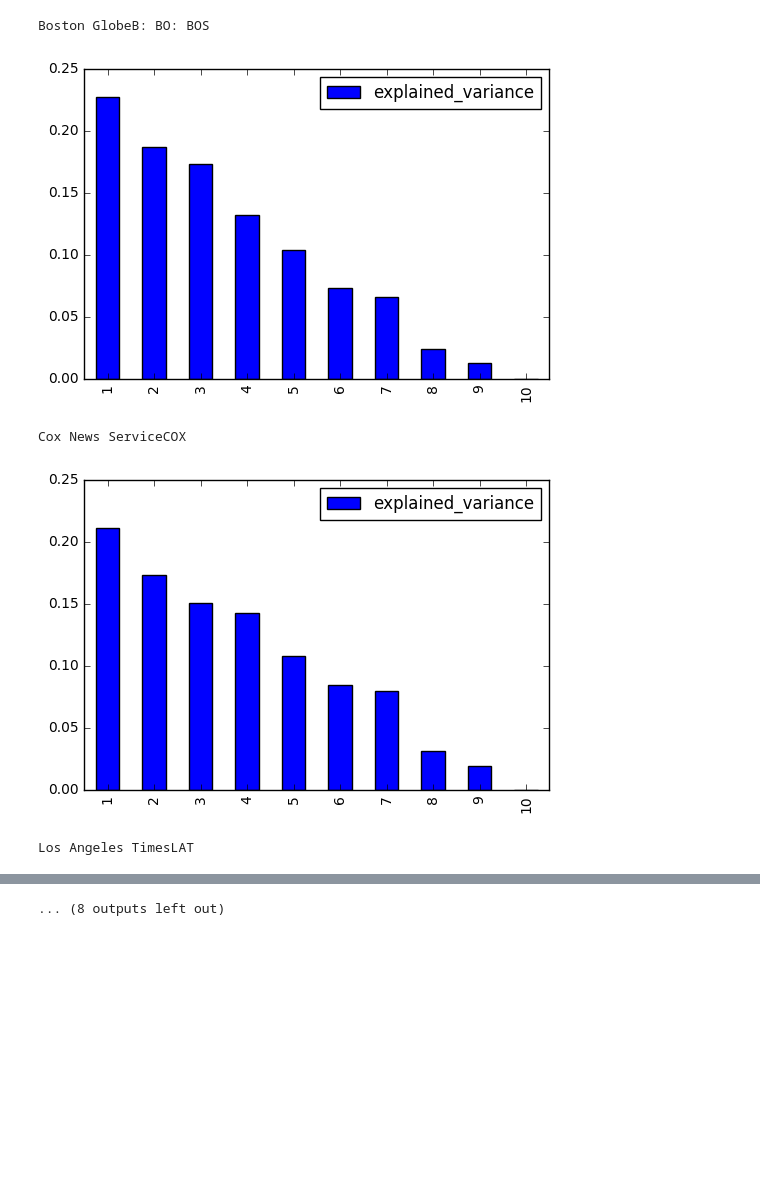
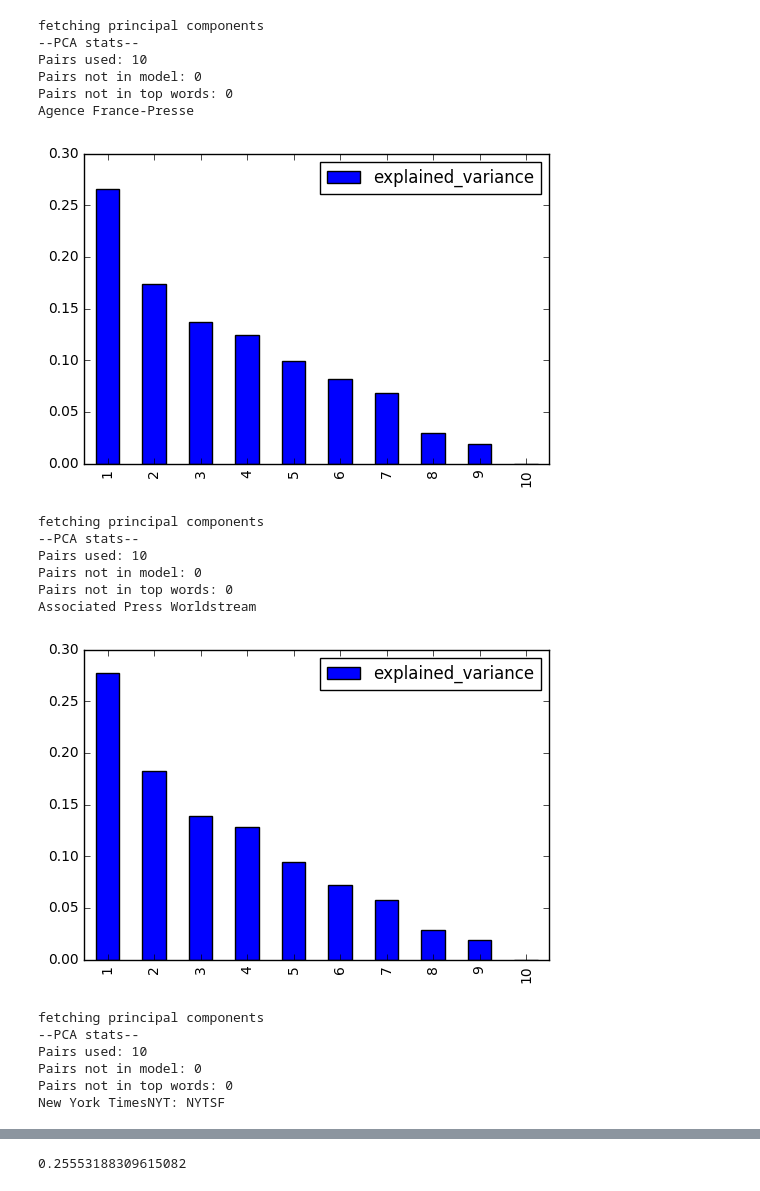
Before and after one commit to CuriousG102/ir-bias, a Jupyter notebook: Principal_Component_Analysis_Explorer.ipynb, the cells around one changed output, grey strips where cells are left out. Drawn from its saved outputs; the diff is of its cells as text; code cells hidden in the pictures; blank space fills up the shorter version.

```diff
--- a/Principal_Component_Analysis_Explorer.ipynb
+++ b/Principal_Component_Analysis_Explorer.ipynb
@@ -9,17 +9,34 @@ import pandas as pd
 # %%
 bias_finder = BiasFinder()
 sources = bias_finder.get_eligible_sources()
-explained_variance = []
+first_components = []
 for source in sources:
-    pca = bias_finder.get_principal_components(source)
+    model = bias_finder.data_manager.get_model_for_source(source)
+    pca = bias_finder.get_principal_components(model)
     explained_variance = pd.DataFrame({'explained_variance': pca.explained_variance_ratio_},
                                       index = [x + 1 for x in range(len(pca.explained_variance_ratio_))])
     print(source)
     explained_variance.plot(kind='bar')
+    first_components.append(pca.explained_variance_ratio_[0])
     plt.show()
 # %% [output]
-Boston GlobeB: BO: BOS
+fetching principal components
+--PCA stats--
+Pairs used: 10
+Pairs not in model: 0
+Pairs not in top words: 0
+Agence France-Presse
-[figure, old version]
+[figure, new version]
-Cox News ServiceCOX
+fetching principal components
+--PCA stats--
+Pairs used: 10
+Pairs not in model: 0
+Pairs not in top words: 0
+Associated Press Worldstream
-[figure, old version]
+[figure, new version]
-Los Angeles TimesLAT
+fetching principal components
+--PCA stats--
+Pairs used: 10
+Pairs not in model: 0
+Pairs not in top words: 0
+New York TimesNYT: NYTSF
@@ -33 +65,4 @@ LA Times/WaPo Newswire
-... (8 outputs left out)
+# %%
+np.mean(first_components)
+# %% [output]
+0.25553188309615082
```
Also changed, not shown: parts of 1 cell of this notebook, 3 other files.
